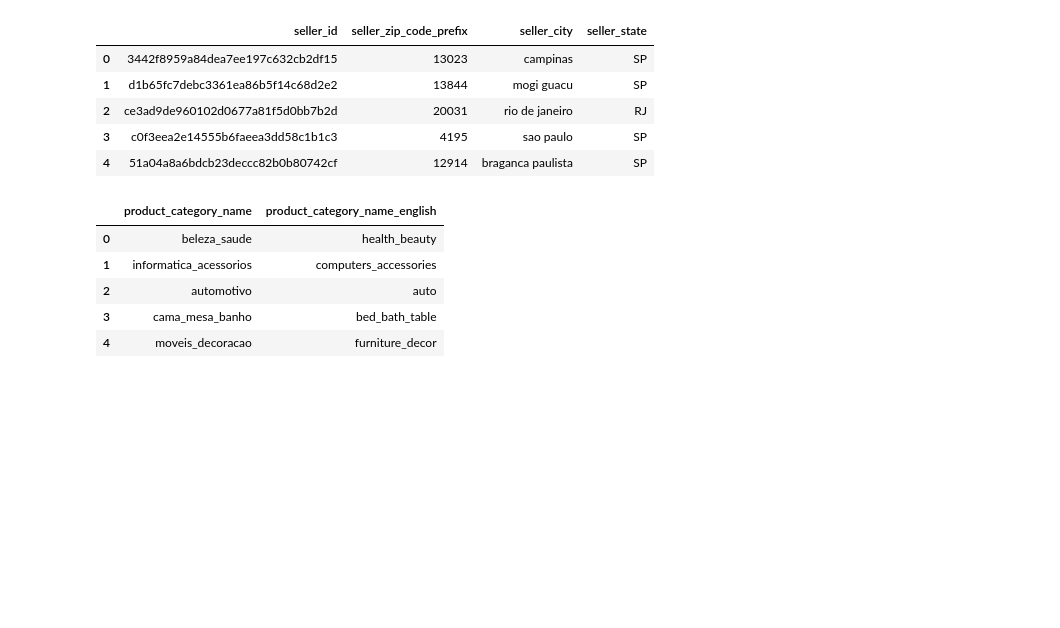
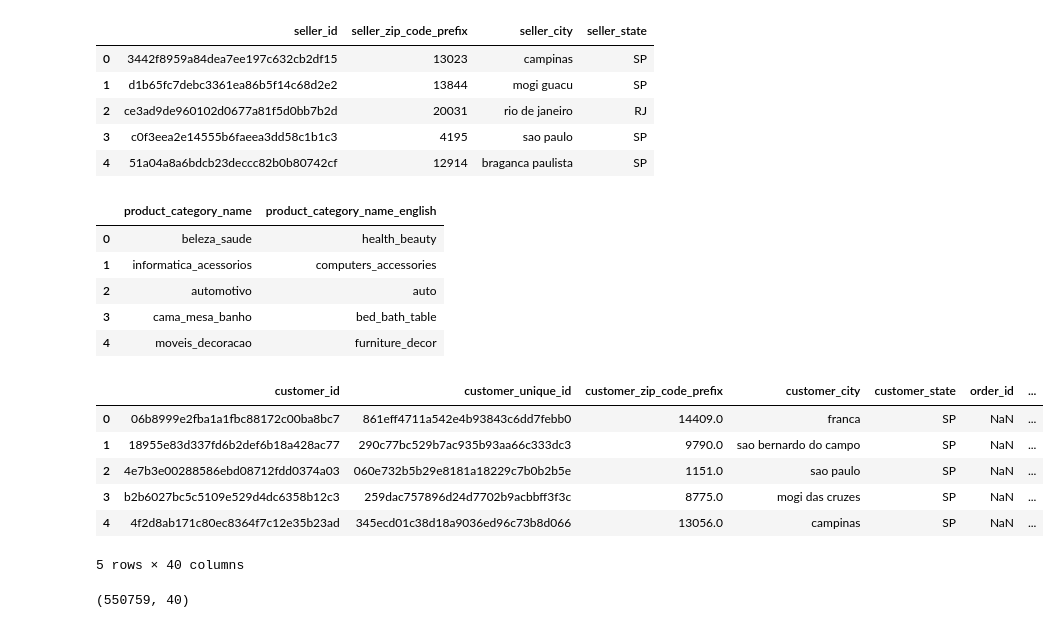
Before and after one commit to fabizap/Olist, a Jupyter notebook: DF_UNIFICADO.ipynb, the cells around one changed output. Saved outputs shown, nothing was run; the diff lists cells and outputs as text; code cells hidden in the pictures; blank space fills up the shorter version.

```diff
--- a/DF_UNIFICADO.ipynb
+++ b/DF_UNIFICADO.ipynb
@@ -105,3 +105,19 @@ df8.head()
 | 2 | automotivo | auto |
 | 3 | cama_mesa_banho | bed_bath_table |
 | 4 | moveis_decoracao | furniture_decor |
+# %%
+df_u = pd.concat([df1, df2, df3, df4, df5, df6, df7, df8], ignore_index=True)
+df_u.head()
+#print(df_u)
+# %% [output]
+|  | customer_id | customer_unique_id | customer_zip_code_prefix | customer_city | customer_state | order_id | ... |
+| 0 | 06b8999e2fba1a1fbc88172c00ba8bc7 | 861eff4711a542e4b93843c6dd7febb0 | 14409.0 | franca | SP | NaN | ... |
+| 1 | 18955e83d337fd6b2def6b18a428ac77 | 290c77bc529b7ac935b93aa66c333dc3 | 9790.0 | sao bernardo do campo | SP | NaN | ... |
+| 2 | 4e7b3e00288586ebd08712fdd0374a03 | 060e732b5b29e8181a18229c7b0b2b5e | 1151.0 | sao paulo | SP | NaN | ... |
+| 3 | b2b6027bc5c5109e529d4dc6358b12c3 | 259dac757896d24d7702b9acbbff3f3c | 8775.0 | mogi das cruzes | SP | NaN | ... |
+| 4 | 4f2d8ab171c80ec8364f7c12e35b23ad | 345ecd01c38d18a9036ed96c73b8d066 | 13056.0 | campinas | SP | NaN | ... |
+5 rows × 40 columns
+# %%
+df_u.shape
+# %% [output]
+(550759, 40)
```
Also changed, not shown: parts of 12 cells of this notebook.
